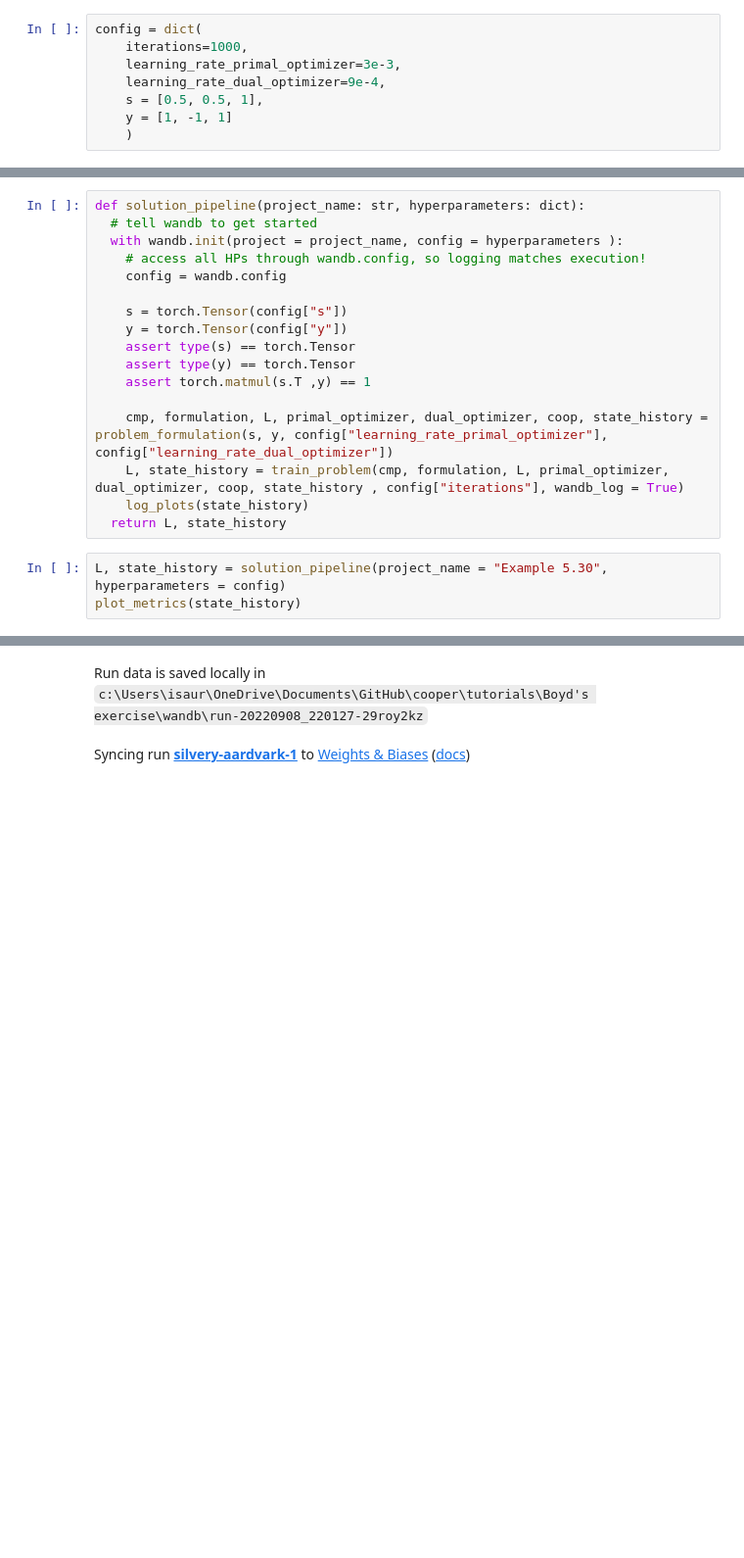
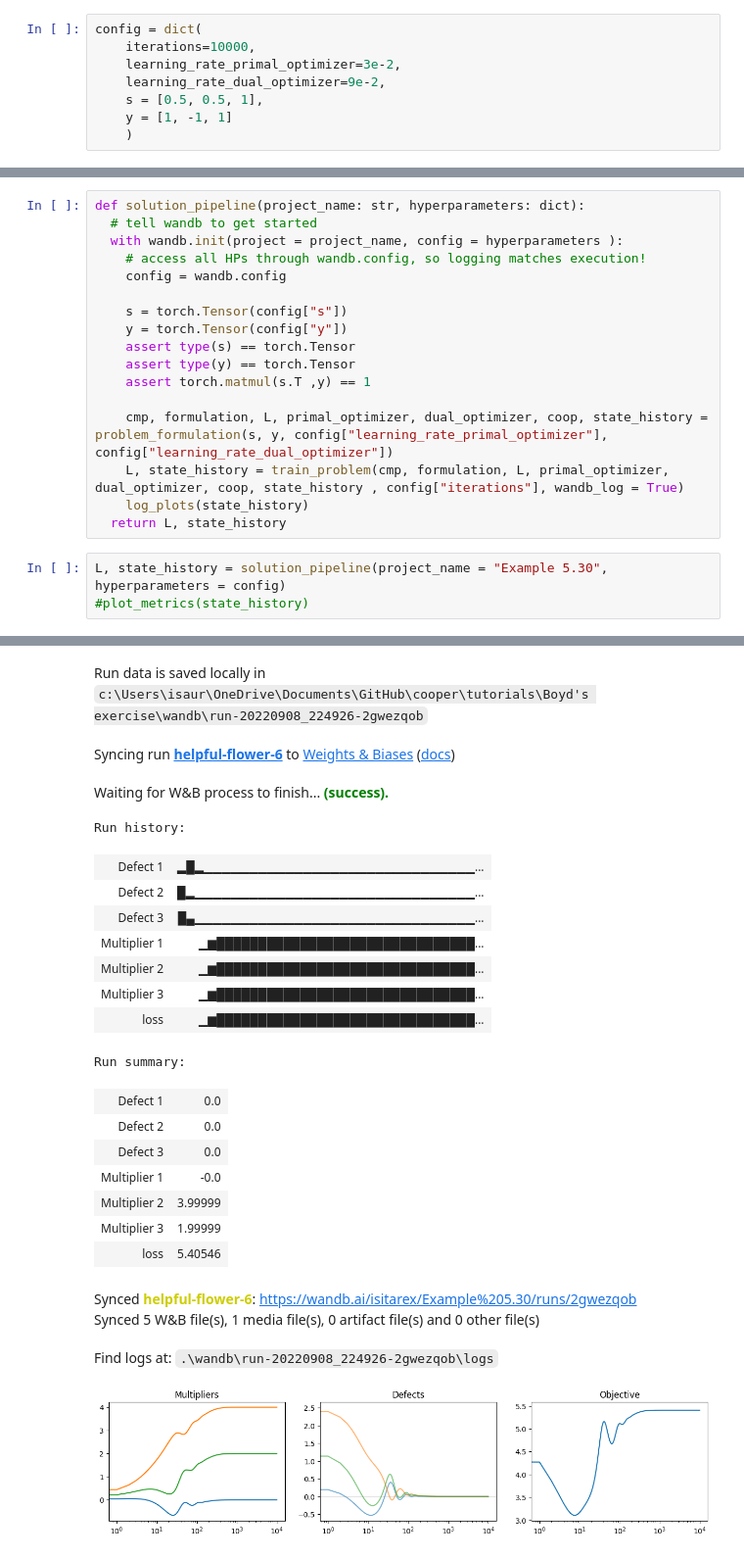
Before and after one commit to IsitaRex/cooper, a Jupyter notebook: tutorials/Boyd's exercise/example_5_30.ipynb, the cells around one changed output, grey strips where cells are left out. Shown at 98% size. Saved outputs shown, nothing was run; the diff lists cells and outputs as text; blank space fills up the shorter version.

```diff
--- a/tutorials/Boyd's exercise/example_5_30.ipynb
+++ b/tutorials/Boyd's exercise/example_5_30.ipynb
@@ -134,9 +138,9 @@ wandb.login()
 os.environ['WANDB_NOTEBOOK_NAME'] = 'Example 5.30'
 # %%
 config = dict(
-    iterations=1000,
-    learning_rate_primal_optimizer=3e-3,
-    learning_rate_dual_optimizer=9e-4,
+    iterations=10000,
+    learning_rate_primal_optimizer=3e-2,
+    learning_rate_dual_optimizer=9e-2,
     s = [0.5, 0.5, 1],
     y = [1, -1, 1]
     )
@@ -191,10 +195,31 @@ def solution_pipeline(project_name: str, hyperparameters: dict):
   return L, state_history
 # %%
 L, state_history = solution_pipeline(project_name = "Example 5.30", hyperparameters = config)
-plot_metrics(state_history)
+#plot_metrics(state_history)
 # %% [output]
 Changes to your `wandb` environment variables will be ignored because your `wandb` session has already started. For more information on how to modify your settings with `wandb.init()` arguments, pleas ...
 wandb version 0.13.3 is available! To upgrade, please run: $ pip install wandb --upgrade
 Tracking run with wandb version 0.13.2
-Run data is saved locally in c:\Users\isaur\OneDrive\Documents\GitHub\cooper\tutorials\Boyd's exercise\wandb\run-20220908_220127-29roy2kz
+Run data is saved locally in c:\Users\isaur\OneDrive\Documents\GitHub\cooper\tutorials\Boyd's exercise\wandb\run-20220908_224926-2gwezqob
-Syncing run silvery-aardvark-1 to Weights & Biases (docs)
+Syncing run helpful-flower-6 to Weights & Biases (docs)
+Waiting for W&B process to finish... (success).
+Run history:
+| Defect 1 | ▂█▂▁▁▁▁▁▁▁▁▁▁▁▁▁▁▁▁▁▁▁▁▁▁▁▁▁▁▁▁▁▁... |
+| Defect 2 | █▂▁▁▁▁▁▁▁▁▁▁▁▁▁▁▁▁▁▁▁▁▁▁▁▁▁▁▁▁▁▁▁... |
+| Defect 3 | █▄▁▁▁▁▁▁▁▁▁▁▁▁▁▁▁▁▁▁▁▁▁▁▁▁▁▁▁▁▁▁▁... |
+| Multiplier 1 | ▁▆███████████████████████████████... |
+| Multiplier 2 | ▁▆███████████████████████████████... |
+| Multiplier 3 | ▁▆███████████████████████████████... |
+| loss | ▁▆███████████████████████████████... |
+Run summary:
+| Defect 1 | 0.0 |
+| Defect 2 | 0.0 |
+| Defect 3 | 0.0 |
+| Multiplier 1 | -0.0 |
+| Multiplier 2 | 3.99999 |
+| Multiplier 3 | 1.99999 |
+| loss | 5.40546 |
+Synced helpful-flower-6: https://wandb.ai/isitarex/Example%205.30/runs/2gwezqob
+Synced 5 W&B file(s), 1 media file(s), 0 artifact file(s) and 0 other file(s)
+Find logs at: .\wandb\run-20220908_224926-2gwezqob\logs
+[figure, added]
```
Also changed, not shown: parts of 5 cells of this notebook.
